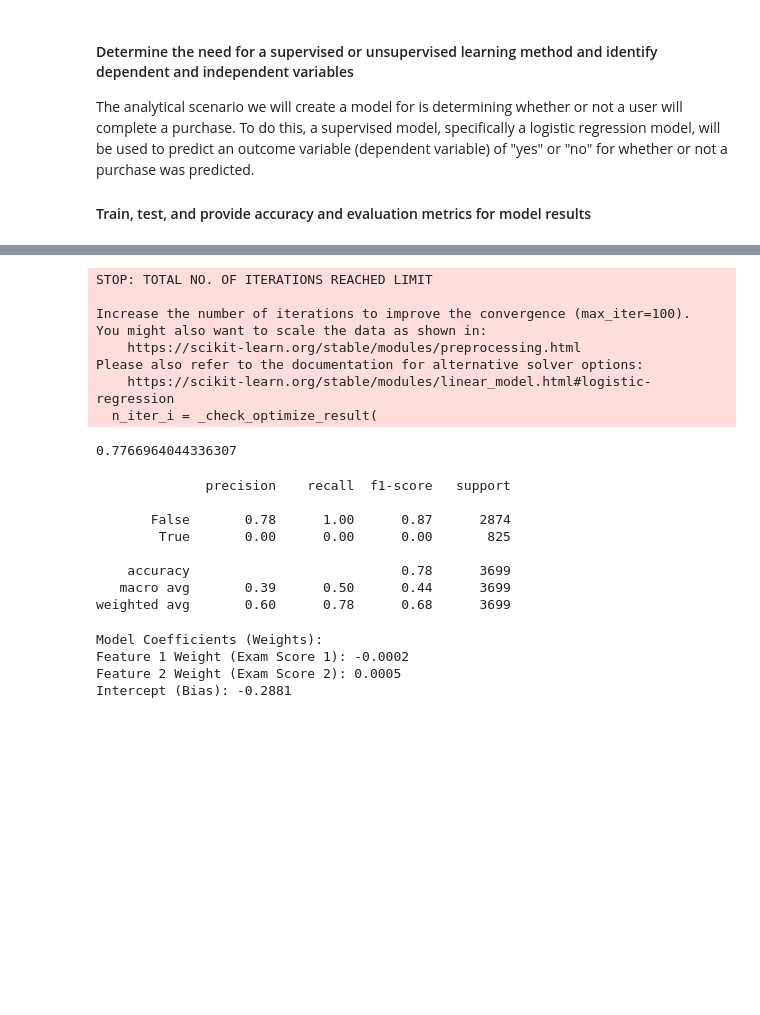
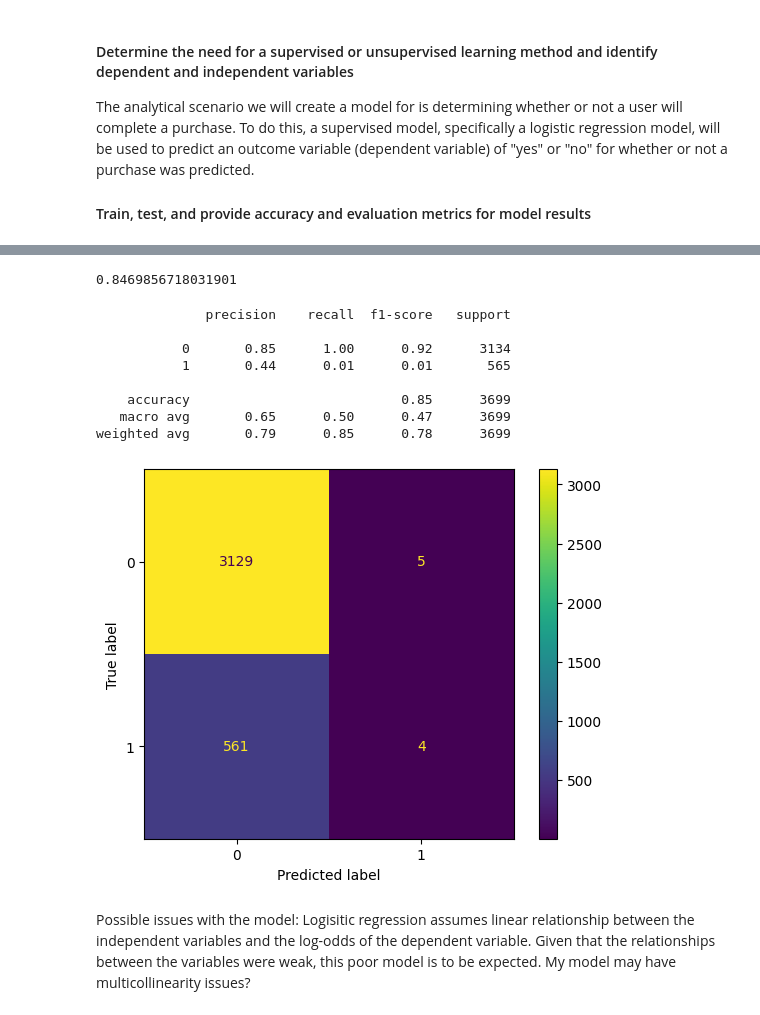
Before and after one commit to naomiw-usd/Final-Project, a Jupyter notebook: FinalProject_Combined.ipynb, the cells around one changed output, grey strips where cells are left out. Drawn from its saved outputs; the diff is of its cells as text; code cells hidden in the pictures; blank space fills up the shorter version.

```diff
--- a/FinalProject_Combined.ipynb
+++ b/FinalProject_Combined.ipynb
@@ -461,5 +463,15 @@ df_clean.head(3) #check
 df_clean['WeekendEncoded']=le.fit_transform(df_clean['Weekend'])
 #df_clean.head(3) #check
 # %%
-df_model = df_clean.iloc[:,[0,1,2,3,4,5,7,8,15,16,11]] #pulling relevant columns to new datafram
-df_model.head(3) #checking
+df_model = df_clean[[
+    'Administrative_Duration',
+    'Informational_Duration',
+    'ProductRelated_Duration',
+    'BounceRates',
+    'ExitRates',
+    'Region',
+    'SpecialDay',
+    'TrafficType',
+    'WeekendEncoded',
+    'VisitorEncoded']]
+#df_model.head(3)
@@ -471,54 +478,47 @@ df_model.head(3) #checking
 # %%
 #split the data into training and test data sets
-X = df_model.iloc[:,0:9] #pulling first 12 columns, before revenue
-y = df_clean.iloc[:,10] #pulling
+df_clean['RevenueEncoded']=df_clean['Revenue'].astype(int)
+X = df_model
+y = df_clean['RevenueEncoded']
 X_train, X_test, y_train, y_test = train_test_split(X, y, test_size=0.3, random_state=64)
-model = LogisticRegression()
+model = LogisticRegression(max_iter=1000)
 # %%
 #train the model
 model.fit(X_train, y_train)
 y_pred = model.predict(X_test)
-# %% [output]
-STOP: TOTAL NO. OF ITERATIONS REACHED LIMIT
-
-Increase the number of iterations to improve the convergence (max_iter=100).
-You might also want to scale the data as shown in:
-    https://scikit-learn.org/stable/modules/preprocessing.html
-Please also refer to the documentation for alternative solver options:
-    https://scikit-learn.org/stable/modules/linear_model.html#logistic-regression
-  n_iter_i = _check_optimize_result(
 # %%
 y_pred_prob = model.predict_proba(X_test)[:,1]
 accuracy = accuracy_score(y_test, y_pred) #accurancy score on test data
 # %%
-accuracy
+accuracy #the overall proportion of correct predictions.
 # %% [output]
-0.7766964044336307
+0.8469856718031901
 # %%
 #confusion matrix (how predictions map to actual values)
+#precision: out of all instances predicted as positive, how many were actually positive.
+#recall: out of all actual positive instances, how many were correctly identified
+#f-1 score: the harmonic mean of precision and recall
 conf_matrix = confusion_matrix(y_test, y_pred)
 # [[True Negatives (TN), False Positives (FP)]
 #  [False Negatives (FN), True Positives (TP)]]
 print(classification_report(y_test, y_pred))
+
+from sklearn.metrics import ConfusionMatrixDisplay
+ConfusionMatrixDisplay.from_predictions(y_test, y_pred)
+#display is true positive // false negative
+         # false positive // true negative
+plt.show()
 # %% [output]
               precision    recall  f1-score   support
 
-       False       0.78      1.00      0.87      2874
-        True       0.00      0.00      0.00       825
+           0       0.85      1.00      0.92      3134
+           1       0.44      0.01      0.01       565
 
-    accuracy                           0.78      3699
-   macro avg       0.39      0.50      0.44      3699
-weighted avg       0.60      0.78      0.68      3699
+    accuracy                           0.85      3699
+   macro avg       0.65      0.50      0.47      3699
+weighted avg       0.79      0.85      0.78      3699
+[figure, added]
-# %%
-# D. Model Coefficients (Interpretability)
-print("\nModel Coefficients (Weights):")
-# Coefficients indicate the importance and direction of the feature's influence
-# A positive coefficient means the feature increases the probability of class 1.
-print(f"Feature 1 Weight (Exam Score 1): {model.coef_[0][0]:.4f}")
-print(f"Feature 2 Weight (Exam Score 2): {model.coef_[0][1]:.4f}")
-print(f"Intercept (Bias): {model.intercept_[0]:.4f}")
-# %% [output]
-Model Coefficients (Weights):
-Feature 1 Weight (Exam Score 1): -0.0002
-Feature 2 Weight (Exam Score 2): 0.0005
-Intercept (Bias): -0.2881
+# %% [markdown]
+Possible issues with the model:
+Logisitic regression assumes linear relationship between the independent variables and the log-odds of the dependent variable. Given that the relationships between the variables were weak, this poor model is to be expected.
+My model may have multicollinearity issues?
```
Also changed, not shown: parts of 3 cells of this notebook.
